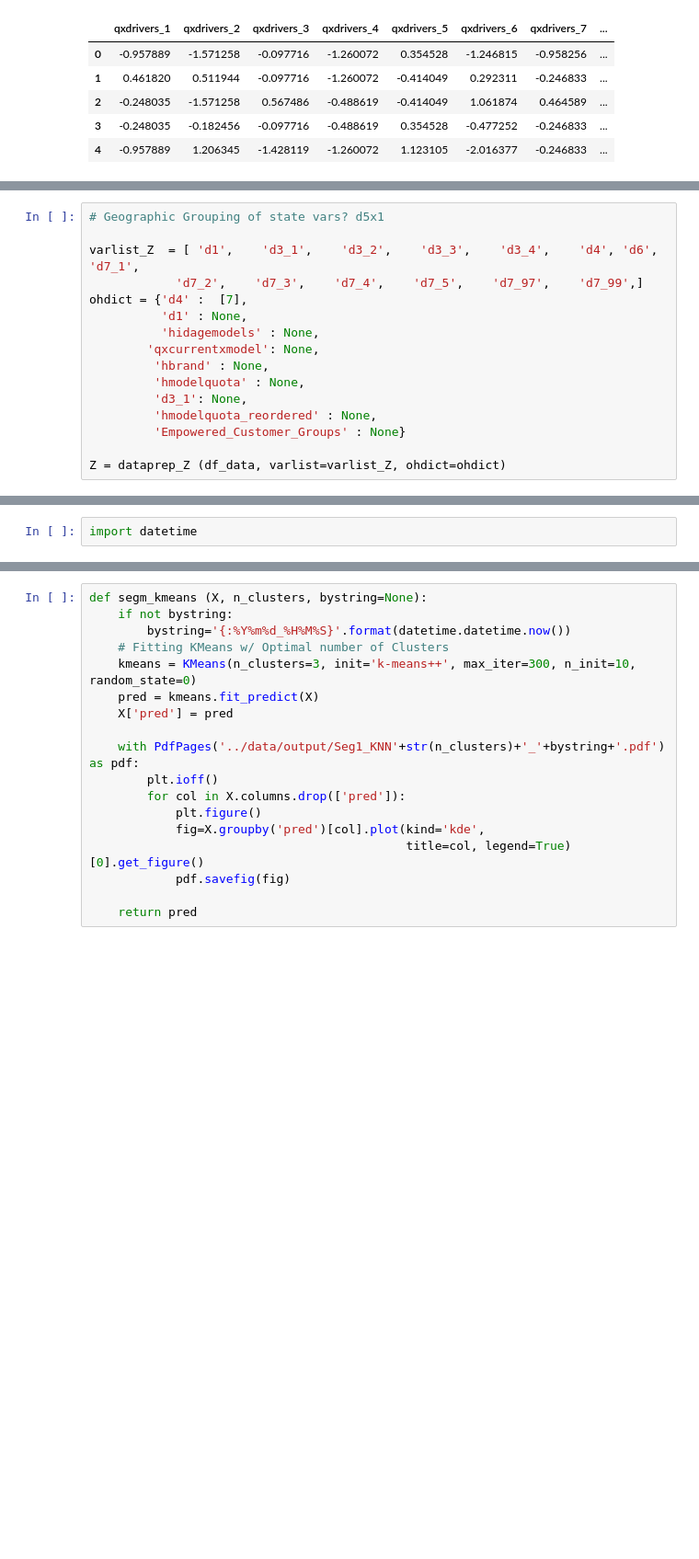
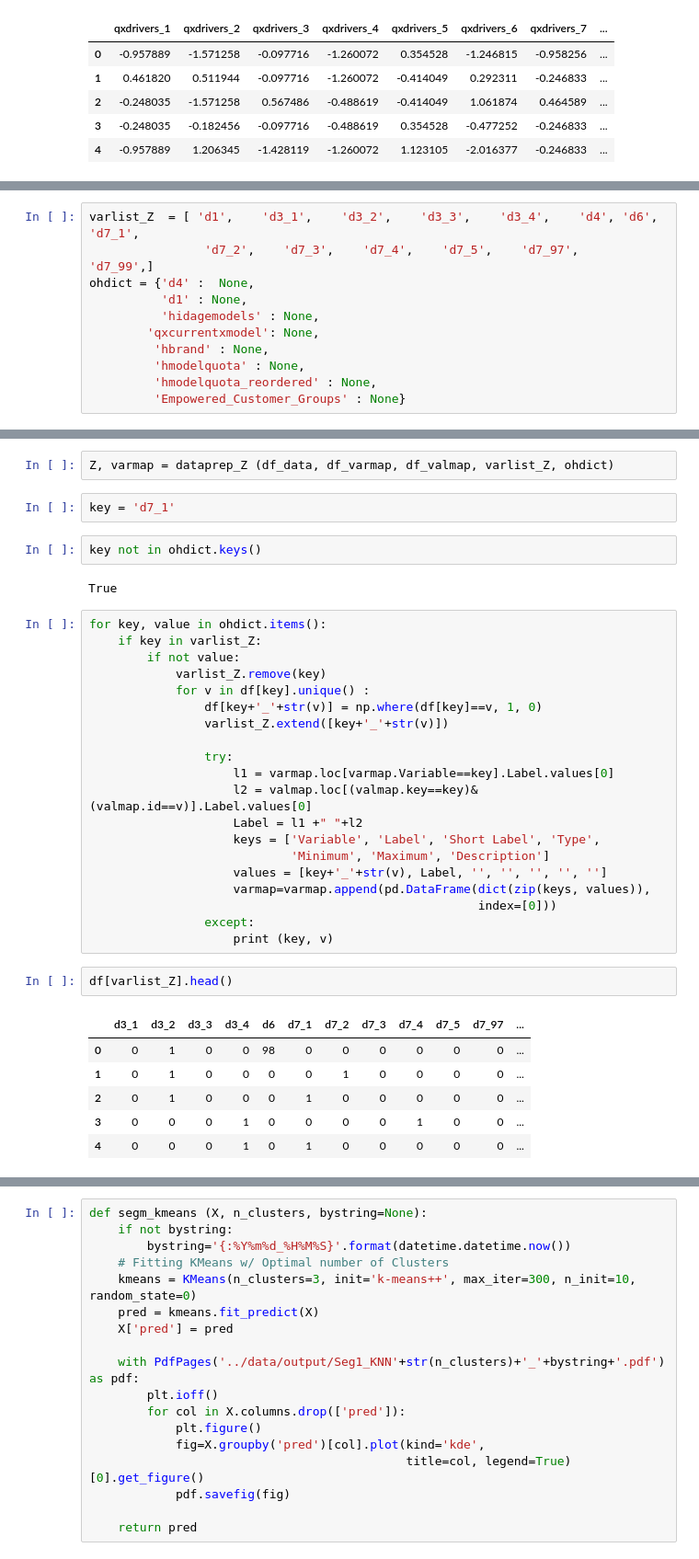
Before and after one commit to liouviaglou/UXi, a Jupyter notebook: notebooks/User Segmentation 1 deffunc.ipynb, the cells around one changed output, grey strips where cells are left out. Shown at 92% size. Cells and saved outputs as stored; diff of their text form; blank space fills up the shorter version.

```diff
--- a/notebooks/User Segmentation 1 deffunc.ipynb
+++ b/notebooks/User Segmentation 1 deffunc.ipynb
@@ -188,16 +204,11 @@ def dataprep_Z (df, varlist, ohdict=None):
 # %%
-# Geographic Grouping of state vars? d5x1
-
 varlist_Z  = [ 'd1',    'd3_1',    'd3_2',    'd3_3',    'd3_4',    'd4', 'd6',    'd7_1',
-            'd7_2',    'd7_3',    'd7_4',    'd7_5',    'd7_97',    'd7_99',]
-ohdict = {'d4' :  [7],
+                'd7_2',    'd7_3',    'd7_4',    'd7_5',    'd7_97',    'd7_99',]
+ohdict = {'d4' :  None,
           'd1' : None,
           'hidagemodels' : None,
         'qxcurrentxmodel': None,
          'hbrand' : None,
          'hmodelquota' : None,
-         'd3_1': None,
          'hmodelquota_reordered' : None,
          'Empowered_Customer_Groups' : None}
-
-Z = dataprep_Z (df_data, varlist=varlist_Z, ohdict=ohdict)
@@ -213,2 +215,37 @@ print (outroot+'/Seg1_KNN'+str(nclusters)+'_vimi.pdf')
-# %%
-import datetime
+# %%
+Z, varmap = dataprep_Z (df_data, df_varmap, df_valmap, varlist_Z, ohdict)
+# %%
+key = 'd7_1'
+# %%
+key not in ohdict.keys()
+# %% [output]
+True
+# %%
+for key, value in ohdict.items():
+    if key in varlist_Z:
+        if not value:
+            varlist_Z.remove(key)
+            for v in df[key].unique() :
+                df[key+'_'+str(v)] = np.where(df[key]==v, 1, 0)
+                varlist_Z.extend([key+'_'+str(v)])
+
+                try:
+                    l1 = varmap.loc[varmap.Variable==key].Label.values[0]
+                    l2 = valmap.loc[(valmap.key==key)&(valmap.id==v)].Label.values[0]
+                    Label = l1 +" "+l2
+                    keys = ['Variable', 'Label', 'Short Label', 'Type',
+                            'Minimum', 'Maximum', 'Description']
+                    values = [key+'_'+str(v), Label, '', '', '', '', '']
+                    varmap=varmap.append(pd.DataFrame(dict(zip(keys, values)),
+                                                      index=[0]))
+                except:
+                    print (key, v)
+# %%
+df[varlist_Z].head()
+# %% [output]
+|  | d3_1 | d3_2 | d3_3 | d3_4 | d6 | d7_1 | d7_2 | d7_3 | d7_4 | d7_5 | d7_97 | ... |
+| 0 | 0 | 1 | 0 | 0 | 98 | 0 | 0 | 0 | 0 | 0 | 0 | ... |
+| 1 | 0 | 1 | 0 | 0 | 0 | 0 | 1 | 0 | 0 | 0 | 0 | ... |
+| 2 | 0 | 1 | 0 | 0 | 0 | 1 | 0 | 0 | 0 | 0 | 0 | ... |
+| 3 | 0 | 0 | 0 | 1 | 0 | 0 | 0 | 0 | 1 | 0 | 0 | ... |
+| 4 | 0 | 0 | 0 | 1 | 0 | 1 | 0 | 0 | 0 | 0 | 0 | ... |
```
Also changed, not shown: parts of 14 cells of this notebook, 1 other file.
